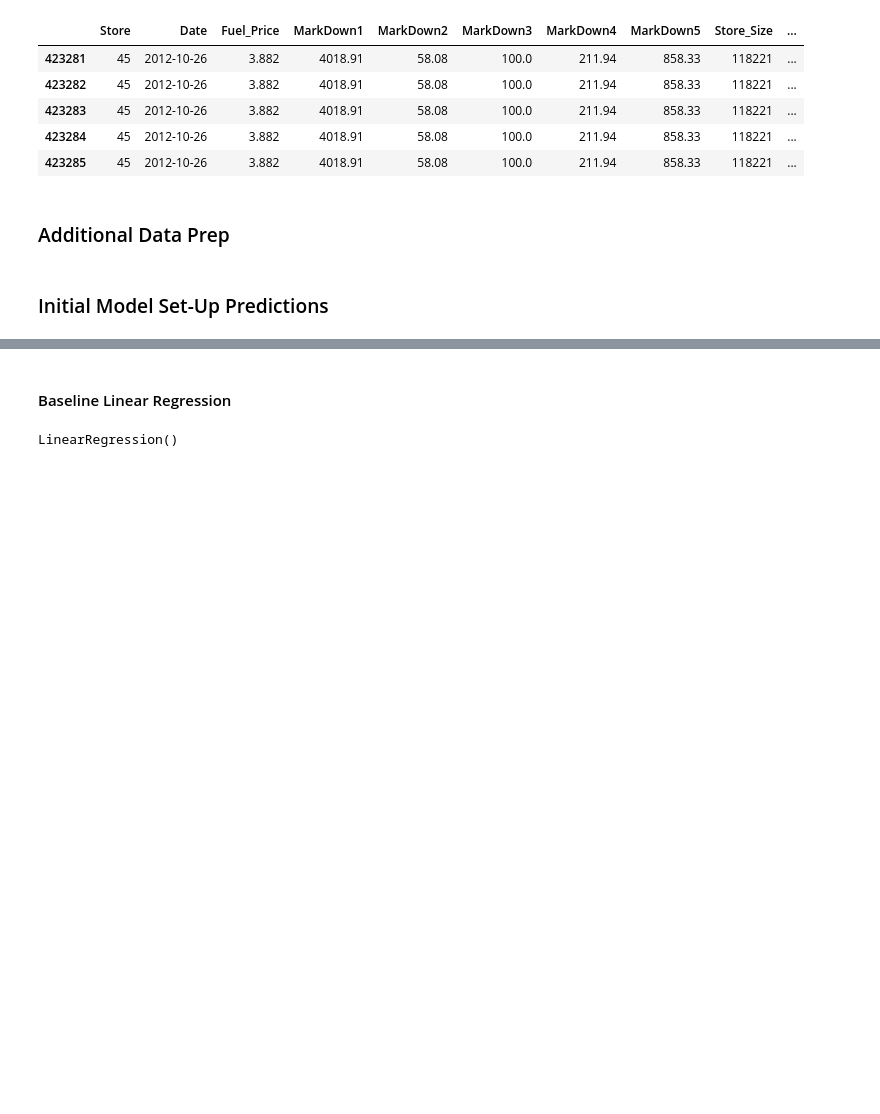
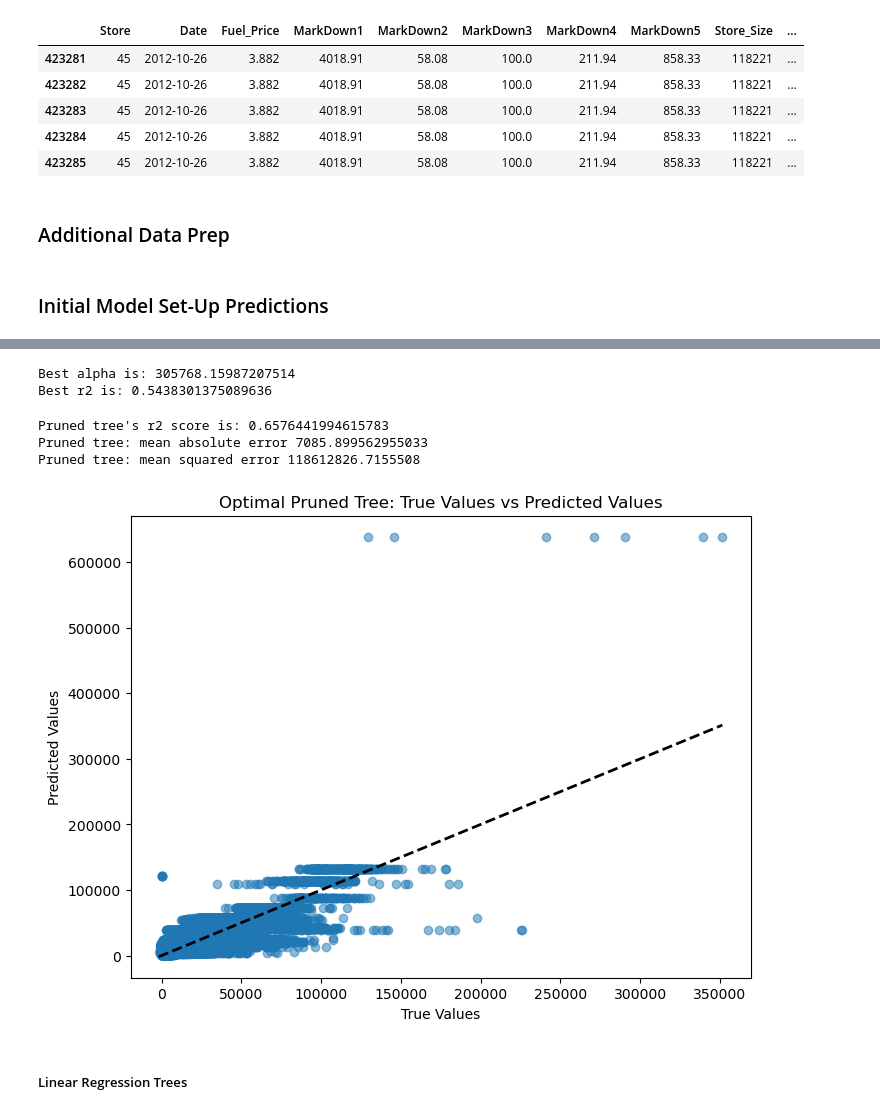
Before and after one commit to SahilBhave/AML-Project, a Jupyter notebook: AML_Group_Project.ipynb, the cells around one changed output, grey strips where cells are left out. Cells and saved outputs as stored; diff of their text form; code cells hidden in the pictures; blank space fills up the shorter version.

```diff
--- a/AML_Group_Project.ipynb
+++ b/AML_Group_Project.ipynb
@@ -903,16 +971,56 @@ df_X_test[num_features] = scaler.transform(df_X_test[num_features])
+# %%
+# Pruning the tree using Cost Complexity Pruning
+alphasPath = best_tree.cost_complexity_pruning_path(df_X_test[num_features], df_y_test)
+
+# Initializing the value of Alpha that corresponds to the best r2 score
+best_alpha = 0
+best_r2= 0
+
+# List of alpha values to loop over
+alphas=alphasPath.ccp_alphas
+
+for alpha in alphas:
+    prunedtree = DecisionTreeRegressor(max_depth = best_depth, min_samples_split = best_min_split, ccp_alpha = alpha, random_state=42)
+    prunedtree.fit(df_X_train[num_features], df_y_train)
+    # Replacing the best alpha value if its associated R2 score is the highest so far
+    if (r2_score(df_y_val, prunedtree.predict(df_X_val[num_features])) > best_r2):
+        best_alpha = alpha
+        best_r2 = r2_score(df_y_val, prunedtree.predict(df_X_val[num_features]))
+
+# Displaying the optimal value of alpha and its associated R2 score
+print("Best alpha is:", best_alpha)
+print("Best r2 is:", best_r2)
+# %% [output]
+Best alpha is: 305768.15987207514
+Best r2 is: 0.5438301375089636
+# %%
+# Training a decision tree using the best alpha value
+optimalPrunedTree = DecisionTreeRegressor(max_depth = best_depth, min_samples_split = best_min_split,  ccp_alpha = best_alpha, random_state=42)
+optimalPrunedTree.fit(df_X_dev[num_features], df_y_dev)
+
+# Evaluating the pruned decision tree
+y_pred=optimalPrunedTree.predict(df_X_test[num_features])
+print("Pruned tree's r2 score is:", r2_score(df_y_test, optimalPrunedTree.predict(df_X_test[num_features])))
+print('Pruned tree: mean absolute error', mean_absolute_error(df_y_test, optimalPrunedTree.predict(df_X_test[num_features])))
+print('Pruned tree: mean squared error', mean_squared_error(df_y_test, optimalPrunedTree.predict(df_X_test[num_features])))
+# %% [output]
+Pruned tree's r2 score is: 0.6576441994615783
+Pruned tree: mean absolute error 7085.899562955033
+Pruned tree: mean squared error 118612826.7155508
+# %%
+# Plotting actual vs predicted values obtained through the optimal pruned regression tree
+plt.figure(figsize=(8, 6))
+
+# Scatter plot
+plt.scatter(df_y_test, optimalPrunedTree.predict(df_X_test[num_features]) , alpha=0.5)
+plt.xlabel('True Values')
+plt.ylabel('Predicted Values')
+plt.title('Optimal Pruned Tree: True Values vs Predicted Values')
+
+# diagonal line for perfect predictions
+plt.plot([df_y_test.min(), df_y_test.max()], [df_y_test.min(), df_y_test.max()], 'k--', lw=2)
+plt.show()
+# %% [output]
+[figure, added]
 # %% [markdown]
-#### Baseline Linear Regression
+##### Linear Regression Trees
-# %%
-from sklearn.linear_model import LinearRegression
-from sklearn.metrics import r2_score
-from sklearn.metrics import mean_absolute_error
-
-#df_X_train = np.hstack([np.ones((df_X_train.shape[0], 1)), df_X_train])
-#df_X_val = np.hstack([np.ones((df_X_val.shape[0], 1)), df_X_val])
-#df_X_test = np.hstack([np.ones((df_X_test.shape[0], 1)), df_X_test])
-
-lrModel = LinearRegression()
-
-lrModel.fit(df_X_dev[num_features], df_y_dev)
-# %% [output]
-LinearRegression()
```
Also changed, not shown: parts of 44 cells of this notebook.
